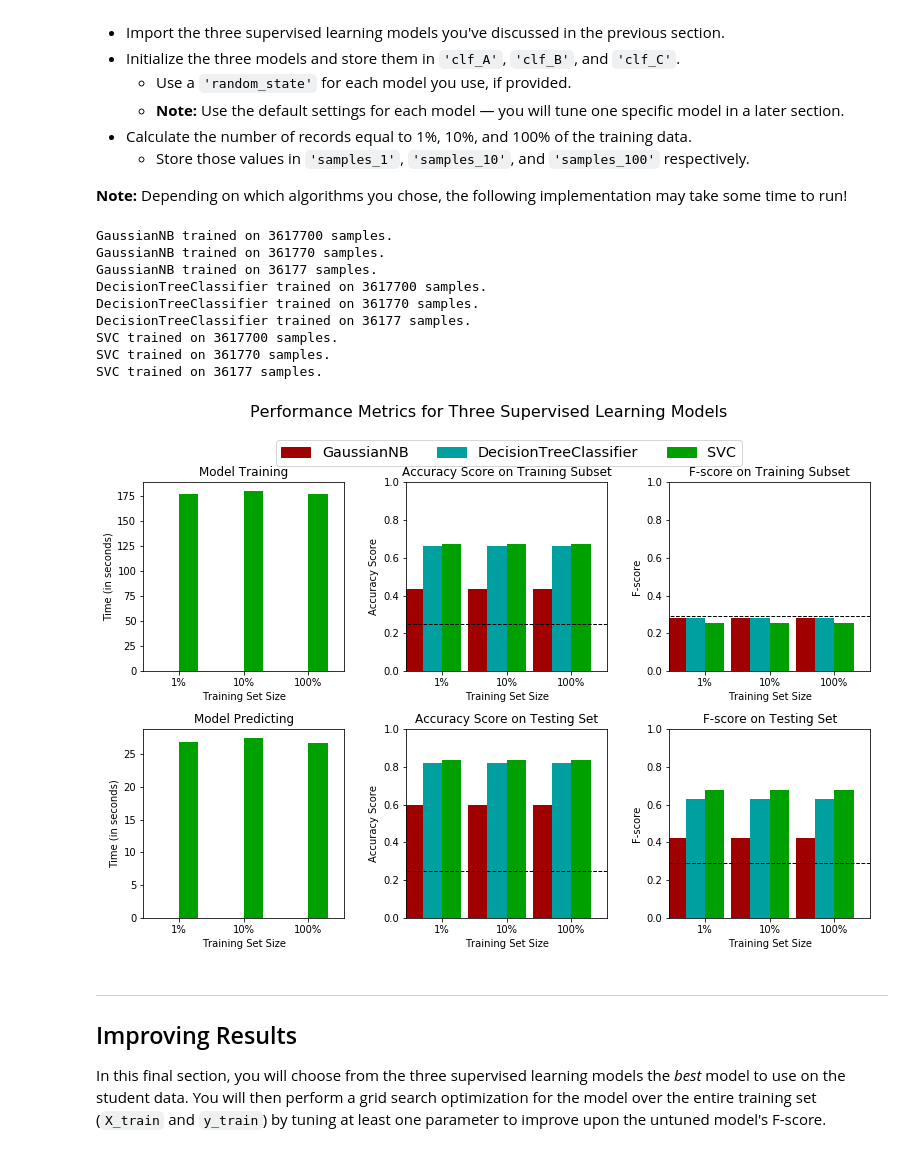
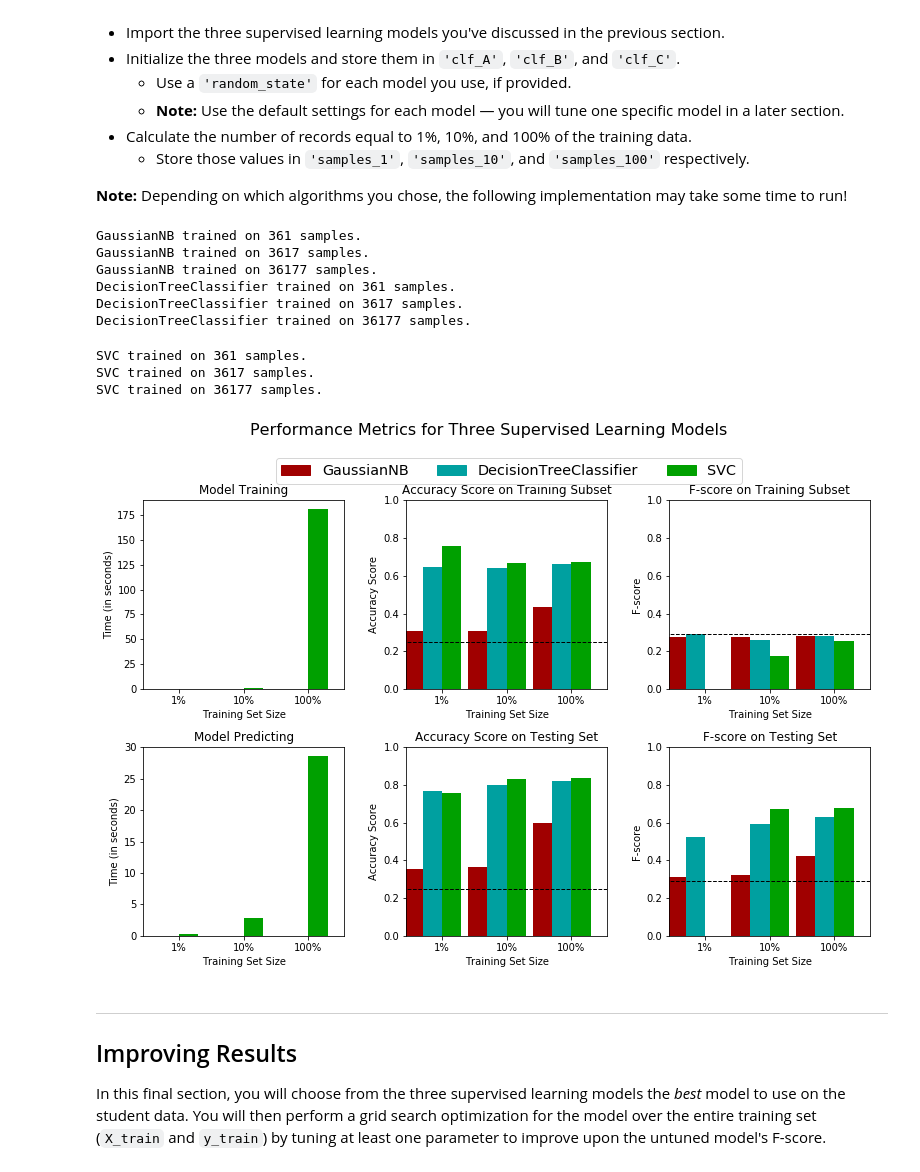
Before and after one commit to hwangmpaula/CharityML, a Jupyter notebook: finding_donors.ipynb, the cells around one changed output. Saved outputs shown, nothing was run; the diff lists cells and outputs as text; code cells hidden in the pictures.

```diff
--- a/finding_donors.ipynb
+++ b/finding_donors.ipynb
@@ -404,43 +404,43 @@ In the code cell, you will need to implement the following:
 # TODO: Import the three supervised learning models from sklearn
 from sklearn.naive_bayes import GaussianNB
 from sklearn.tree import DecisionTreeClassifier
 from sklearn.svm import SVC
 
 # TODO: Initialize the three models
 clf_A = GaussianNB()
 clf_B = DecisionTreeClassifier(random_state=2)
 clf_C = SVC(random_state=2)
 
 # TODO: Calculate the number of samples for 1%, 10%, and 100% of the training data
 # HINT: samples_100 is the entire training set i.e. len(y_train)
 # HINT: samples_10 is 10% of samples_100 (ensure to set the count of the values to be `int` and not `float`)
 # HINT: samples_1 is 1% of samples_100 (ensure to set the count of the values to be `int` and not `float`)
 samples_100 = len(y_train)
-samples_10 = int(len(y_train)/ 0.10)
-samples_1 =  int(len(y_train)/ 0.01)
+samples_10 = int(len(y_train)* 0.10)
+samples_1 =  int(len(y_train)* 0.01)
 
 # Collect results on the learners
 results = {}
 for clf in [clf_A, clf_B, clf_C]:
     clf_name = clf.__class__.__name__
     results[clf_name] = {}
     for i, samples in enumerate([samples_1, samples_10, samples_100]):
         results[clf_name][i] = \
         train_predict(clf, samples, X_train, y_train, X_test, y_test)
 
 # Run metrics visualization for the three supervised learning models chosen
 vs.evaluate(results, accuracy, fscore)
 # %% [output]
-GaussianNB trained on 3617700 samples.
-GaussianNB trained on 361770 samples.
+GaussianNB trained on 361 samples.
+GaussianNB trained on 3617 samples.
 GaussianNB trained on 36177 samples.
-DecisionTreeClassifier trained on 3617700 samples.
-DecisionTreeClassifier trained on 361770 samples.
+DecisionTreeClassifier trained on 361 samples.
+DecisionTreeClassifier trained on 3617 samples.
 DecisionTreeClassifier trained on 36177 samples.
-SVC trained on 3617700 samples.
-SVC trained on 361770 samples.
-SVC trained on 36177 samples.
+SVC trained on 361 samples.
+SVC trained on 3617 samples.
+SVC trained on 36177 samples.
-[figure, old version]
+[figure, new version]
 # %% [markdown]
 ----
 ## Improving Results
```
Also changed, not shown: parts of 8 cells of this notebook, 1 other file.
